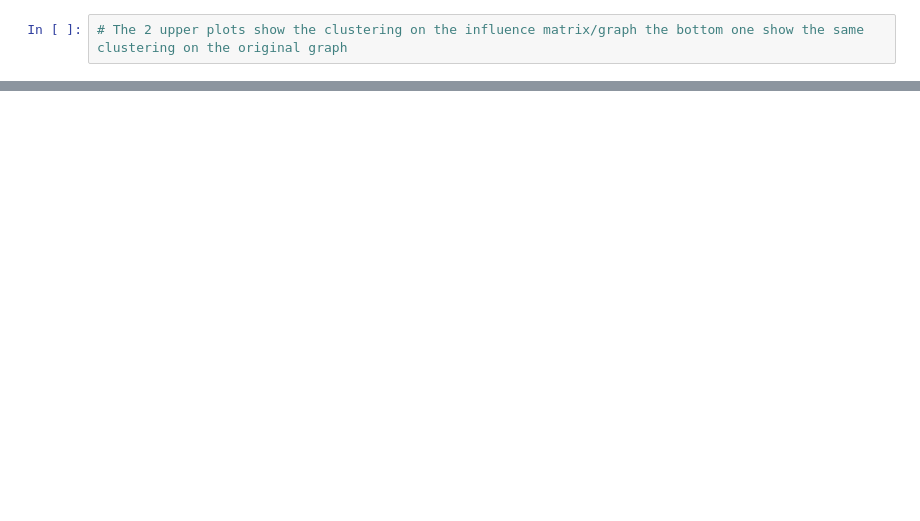
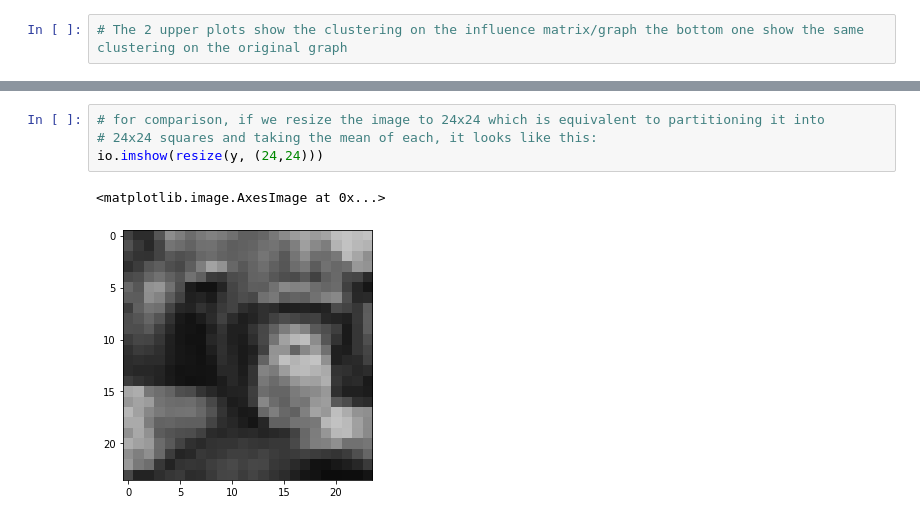
Before and after one commit to zelhar/baproject, a Jupyter notebook: ba/exploration_of_propagation_in_small_graphs.ipynb, the cells around one changed output, grey strips where cells are left out. Drawn from its saved outputs; the diff is of its cells as text; blank space fills up the shorter version.

```diff
--- a/ba/exploration_of_propagation_in_small_graphs.ipynb
+++ b/ba/exploration_of_propagation_in_small_graphs.ipynb
@@ -334,0 +395,7 @@ plt.show()
+# %%
+# for comparison, if we resize the image to 24x24 which is equivalent to partitioning it into
+# 24x24 squares and taking the mean of each, it looks like this:
+io.imshow(resize(y, (24,24)))
+# %% [output]
+<matplotlib.image.AxesImage at 0x...>
+[figure, added]
```
Also changed, not shown: parts of 35 cells of this notebook, 1 other file.
